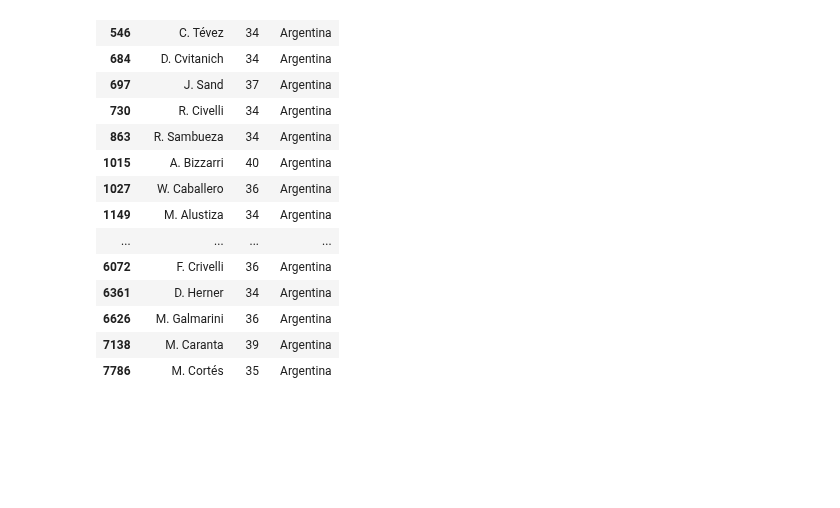
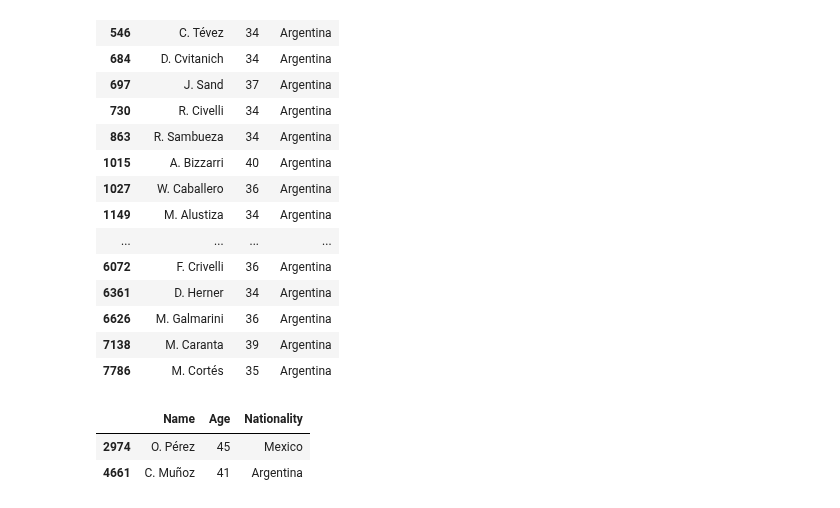
Before and after one commit to matiascabrejos/IA-Humai, a Jupyter notebook: repaso_2.ipynb, the cells around one changed output. Drawn from its saved outputs; the diff is of its cells as text; code cells hidden in the pictures; blank space fills up the shorter version.

```diff
--- a/repaso_2.ipynb
+++ b/repaso_2.ipynb
@@ -320,3 +320,9 @@ df_filt.query('Nationality == "Argentina" & Age > 33')
 | 6626 | M. Galmarini | 36 | Argentina |
 | 7138 | M. Caranta | 39 | Argentina |
 | 7786 | M. Cortés | 35 | Argentina |
+# %%
+df_filt.query('Age > 40')
+# %% [output]
+|  | Name | Age | Nationality |
+| 2974 | O. Pérez | 45 | Mexico |
+| 4661 | C. Muñoz | 41 | Argentina |
```
Also changed, not shown: parts of 1 cell of this notebook.
